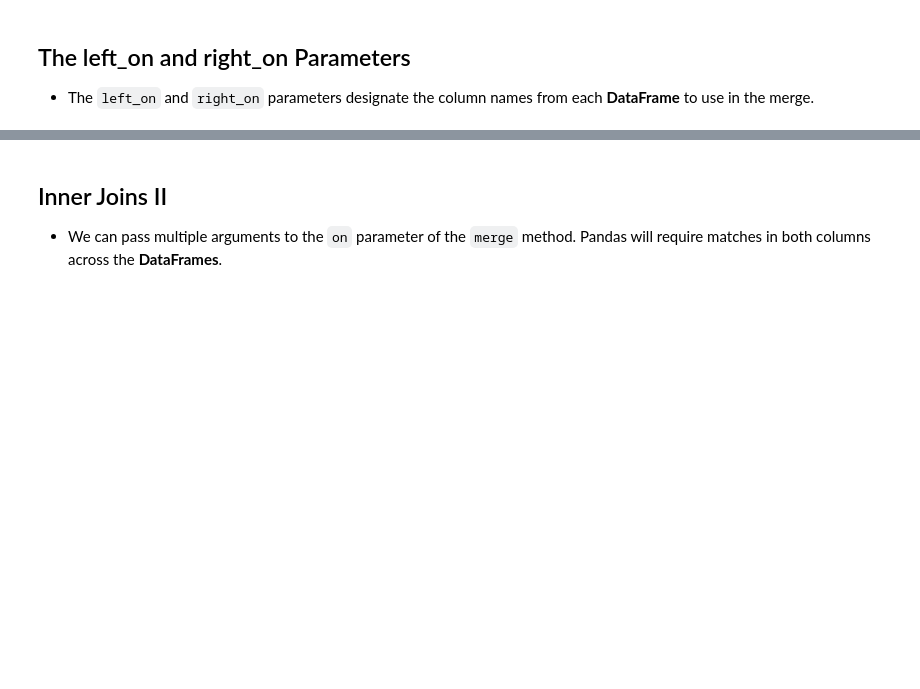
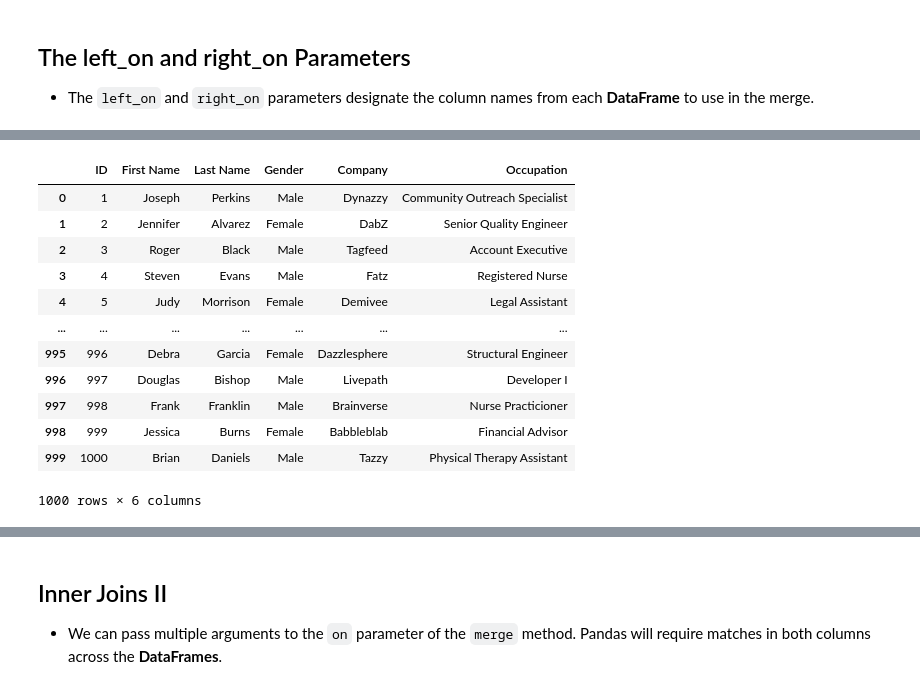
Before and after one commit to Petar-Koprinkov/Pandas, a Jupyter notebook: Incomplete/10 - Merging DataFrames.ipynb, the cells around one changed output, grey strips where cells are left out. Drawn from its saved outputs; the diff is of its cells as text; code cells hidden in the pictures; blank space fills up the shorter version.

```diff
--- a/Incomplete/10 - Merging DataFrames.ipynb
+++ b/Incomplete/10 - Merging DataFrames.ipynb
@@ -142,0 +159,16 @@ week1.merge(right=food, how='left', on='Food ID')
+# %%
+customers
+# %% [output]
+|  | ID | First Name | Last Name | Gender | Company | Occupation |
+| 0 | 1 | Joseph | Perkins | Male | Dynazzy | Community Outreach Specialist |
+| 1 | 2 | Jennifer | Alvarez | Female | DabZ | Senior Quality Engineer |
+| 2 | 3 | Roger | Black | Male | Tagfeed | Account Executive |
+| 3 | 4 | Steven | Evans | Male | Fatz | Registered Nurse |
+| 4 | 5 | Judy | Morrison | Female | Demivee | Legal Assistant |
+| ... | ... | ... | ... | ... | ... | ... |
+| 995 | 996 | Debra | Garcia | Female | Dazzlesphere | Structural Engineer |
+| 996 | 997 | Douglas | Bishop | Male | Livepath | Developer I |
+| 997 | 998 | Frank | Franklin | Male | Brainverse | Nurse Practicioner |
+| 998 | 999 | Jessica | Burns | Female | Babbleblab | Financial Advisor |
+| 999 | 1000 | Brian | Daniels | Male | Tazzy | Physical Therapy Assistant |
+1000 rows × 6 columns
```
Also changed, not shown: parts of 3 cells of this notebook.
